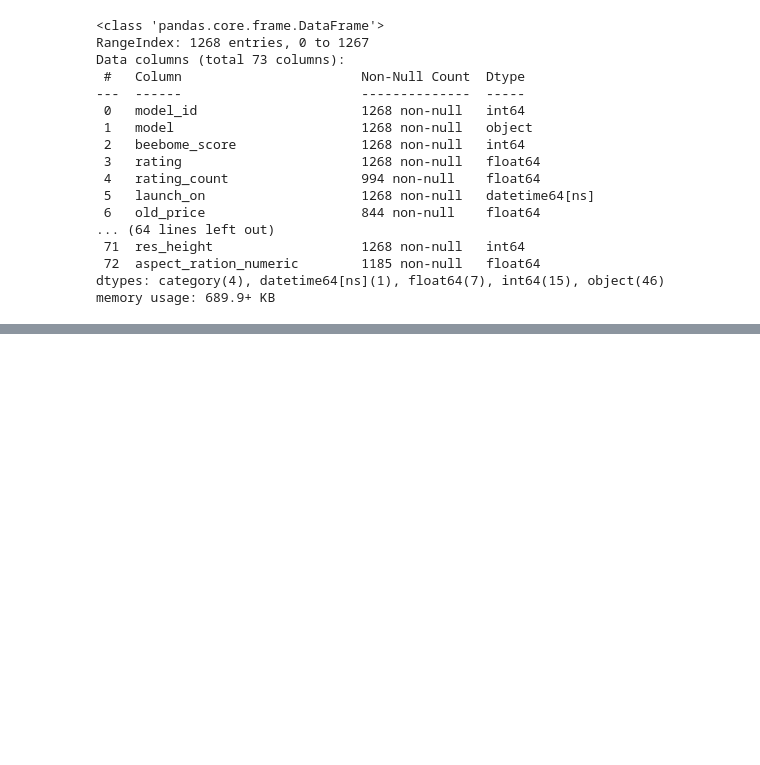
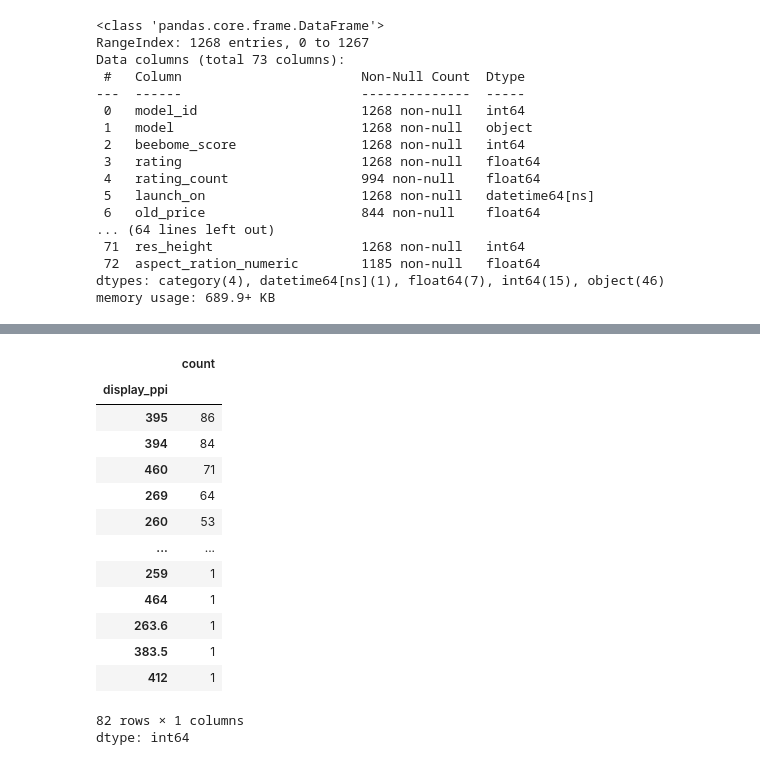
Before and after one commit to rajeshxdatascience/smartphone-recommender-system, a Jupyter notebook: SpecLens_AI_Data_Engineering.ipynb, the cells around one changed output, grey strips where cells are left out. Drawn from its saved outputs; the diff is of its cells as text; code cells hidden in the pictures; blank space fills up the shorter version.

```diff
--- a/SpecLens_AI_Data_Engineering.ipynb
+++ b/SpecLens_AI_Data_Engineering.ipynb
@@ -1570,0 +1594,18 @@ memory usage: 689.9+ KB
+# %%
+df['display_ppi'].value_counts(dropna=False)
+# %% [output]
+|  | count |
+| display_ppi |  |
+| 395 | 86 |
+| 394 | 84 |
+| 460 | 71 |
+| 269 | 64 |
+| 260 | 53 |
+| ... | ... |
+| 259 | 1 |
+| 464 | 1 |
+| 263.6 | 1 |
+| 383.5 | 1 |
+| 412 | 1 |
+82 rows × 1 columns
+dtype: int64
```
Also changed, not shown: parts of 11 cells of this notebook.
